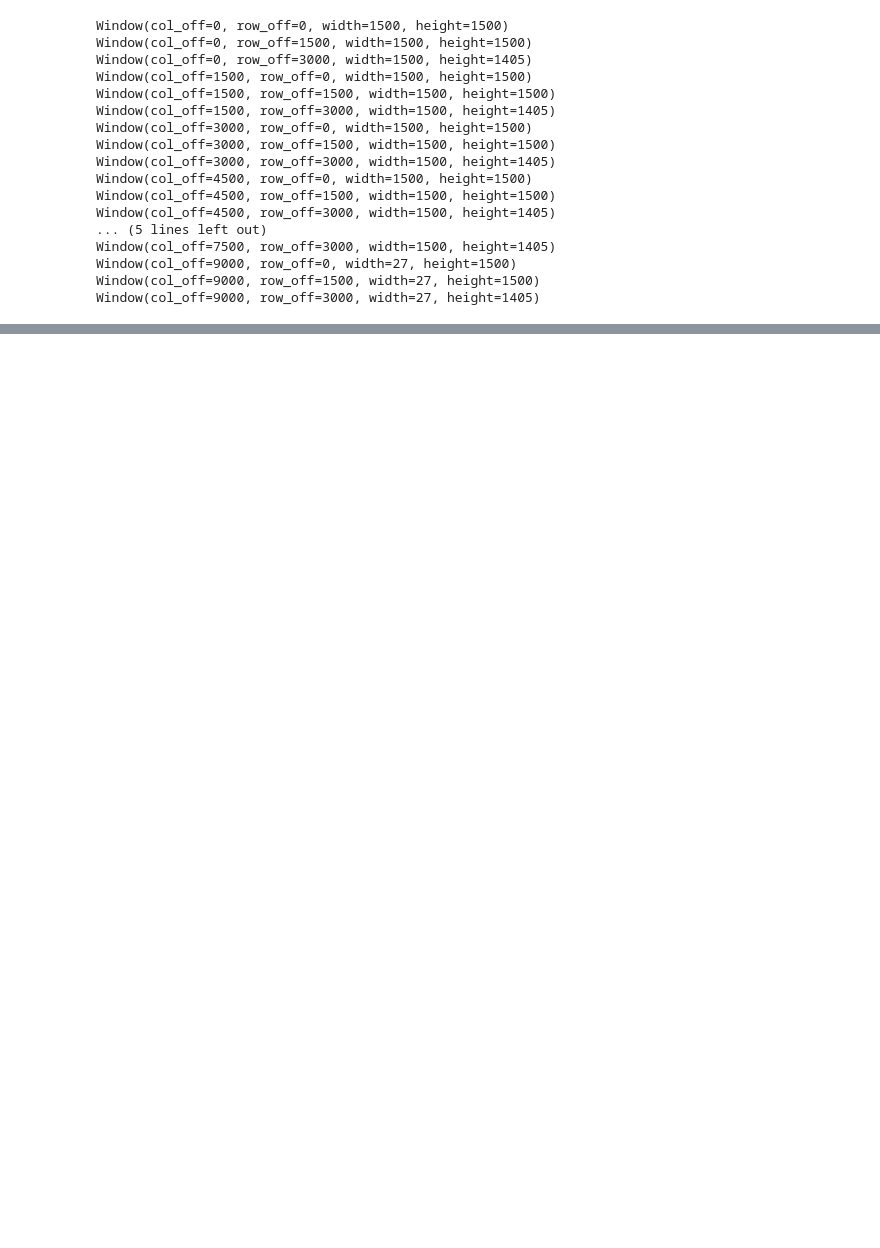
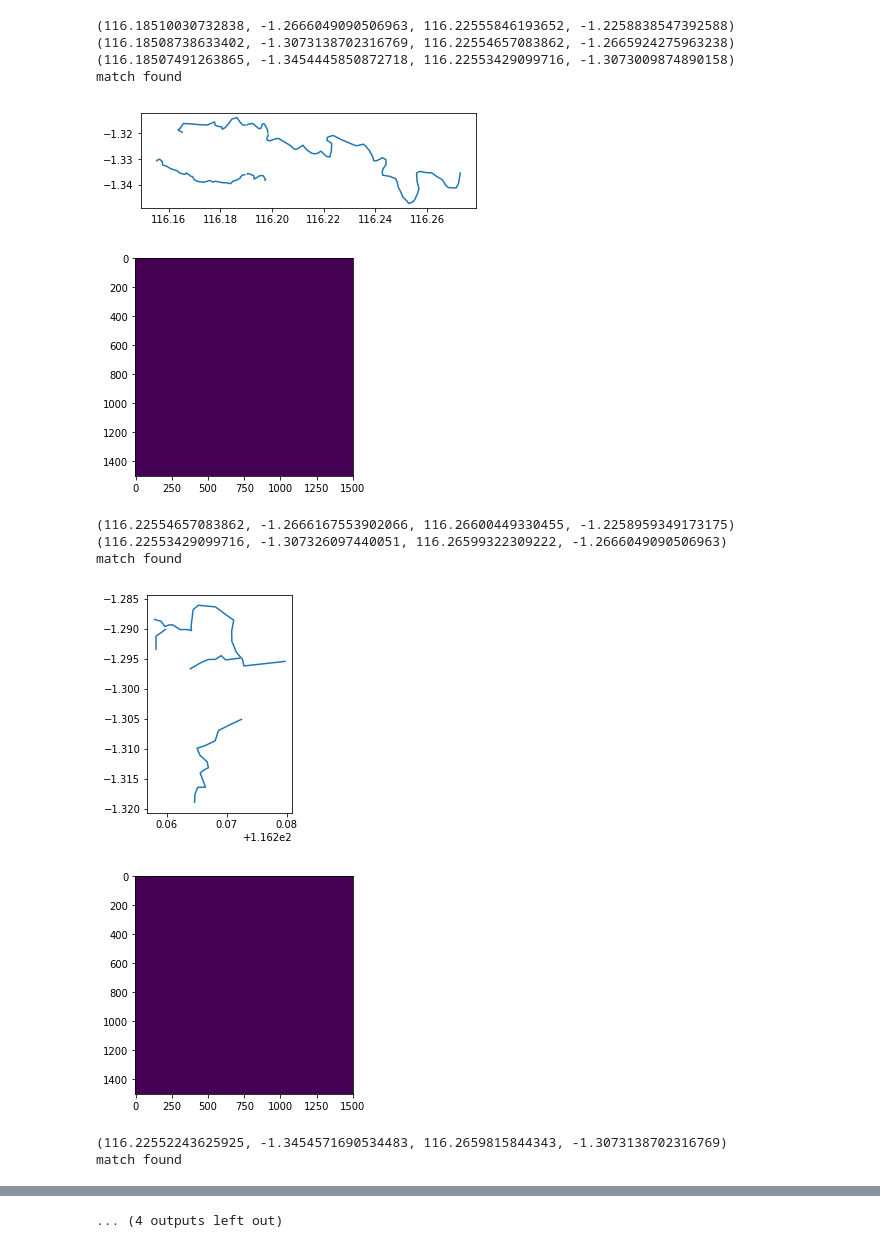
Before and after one commit to BerlinRDT/roaddetection, a Jupyter notebook: notebooks/raster_to_tiles_windowed_read.ipynb, the cells around one changed output, grey strips where cells are left out. Saved outputs shown, nothing was run; the diff lists cells and outputs as text; code cells hidden in the pictures; blank space fills up the shorter version.

Commit message:
notebook, raster to tiles with windowed reading from source raster

```diff
--- a/notebooks/raster_to_tiles_windowed_read.ipynb
+++ b/notebooks/raster_to_tiles_windowed_read.ipynb
@@ -15,0 +52,7 @@ output_filename = '{}/tile_{}-{}.tif'
+# %%
+def transform_bnds(src_crs, dst_crs,src_bounds):
+    return transform_bounds(src_crs,dst_crs,src_bounds[0], src_bounds[1], src_bounds[2], src_bounds[3] )
+# %%
+def plot_shapes(geom):
+    df  = gp.GeoDataFrame(geometry=geom, crs={'init': 'epsg:32750'})
+    df.plot()
@@ -16,15 +80,18 @@ output_filename = '{}/tile_{}-{}.tif'
+# %%
+def write_tile(src, window, meta):
+    outpath = output_tile_filename.format(TRAINING_SAT_DIR,int(window.col_off),int(window.row_off))
+    with rio.open(outpath, 'w', **meta) as outds:
+        outds.write(src.read(window=window))
 # %%
 def make_tiles(file):
-    with rasterio.open(file, crs=DST_CRS) as inds:
+    with rio.open(file, crs=DST_CRS) as inds:
           tile_width, tile_height = window_size, window_size
           meta = inds.meta.copy()
           for window, transform in get_tiles(inds):
-            print(window)
             meta['transform'] = transform
             meta['width'], meta['height'] = window.width, window.height
-            outpath = output_filename.format(TRAINING_DIR,int(window.col_off),int(window.row_off))
-            with rio.open(outpath, 'w', **meta) as outds:
-                outds.write(inds.read(window=window))
+            write_tile(inds, window, meta)
+            write_map(inds, window, meta)
 # %%
 def get_tiles(ds, width=window_size, height=window_size):
     nols, nrows = ds.meta['width'], ds.meta['height']
@@ -36,26 +103,24 @@ def get_tiles(ds, width=window_size, height=window_size):
         yield window, transform
 # %%
 n = 0
-for file in Path(input_filepath).iterdir():
-    make_tiles(file)
-    n=n+1
-    if n >= 1:
-        break
+idx=create_spatial_index()
+for file in Path(RAW_IMAGES).iterdir():
+    if file.name.endswith(('.tif', '.tiff')):
+        make_tiles(file)
+        n=n+1
+        if n >= 1:
+            break
 # %% [output]
-Window(col_off=0, row_off=0, width=1500, height=1500)
-Window(col_off=0, row_off=1500, width=1500, height=1500)
-Window(col_off=0, row_off=3000, width=1500, height=1405)
-Window(col_off=1500, row_off=0, width=1500, height=1500)
-Window(col_off=1500, row_off=1500, width=1500, height=1500)
-Window(col_off=1500, row_off=3000, width=1500, height=1405)
-Window(col_off=3000, row_off=0, width=1500, height=1500)
-Window(col_off=3000, row_off=1500, width=1500, height=1500)
-Window(col_off=3000, row_off=3000, width=1500, height=1405)
-Window(col_off=4500, row_off=0, width=1500, height=1500)
-Window(col_off=4500, row_off=1500, width=1500, height=1500)
-Window(col_off=4500, row_off=3000, width=1500, height=1405)
-... (5 lines left out)
-Window(col_off=7500, row_off=3000, width=1500, height=1405)
-Window(col_off=9000, row_off=0, width=27, height=1500)
-Window(col_off=9000, row_off=1500, width=27, height=1500)
-Window(col_off=9000, row_off=3000, width=27, height=1405)
+(116.18510030732838, -1.2666049090506963, 116.22555846193652, -1.2258838547392588)
+(116.18508738633402, -1.3073138702316769, 116.22554657083862, -1.2665924275963238)
+(116.18507491263865, -1.3454445850872718, 116.22553429099716, -1.3073009874890158)
+match found
+[figure, added]
+[figure, added]
+(116.22554657083862, -1.2666167553902066, 116.26600449330455, -1.2258959349173175)
+(116.22553429099716, -1.307326097440051, 116.26599322309222, -1.2666049090506963)
+match found
+[figure, added]
+[figure, added]
+(116.22552243625925, -1.3454571690534483, 116.2659815844343, -1.3073138702316769)
+match found
@@ -61,0 +134 @@ Window(col_off=9000, row_off=3000, width=27, height=1405)
+... (4 outputs left out)
```
Also changed, not shown: parts of 8 cells of this notebook, 1 other file.
